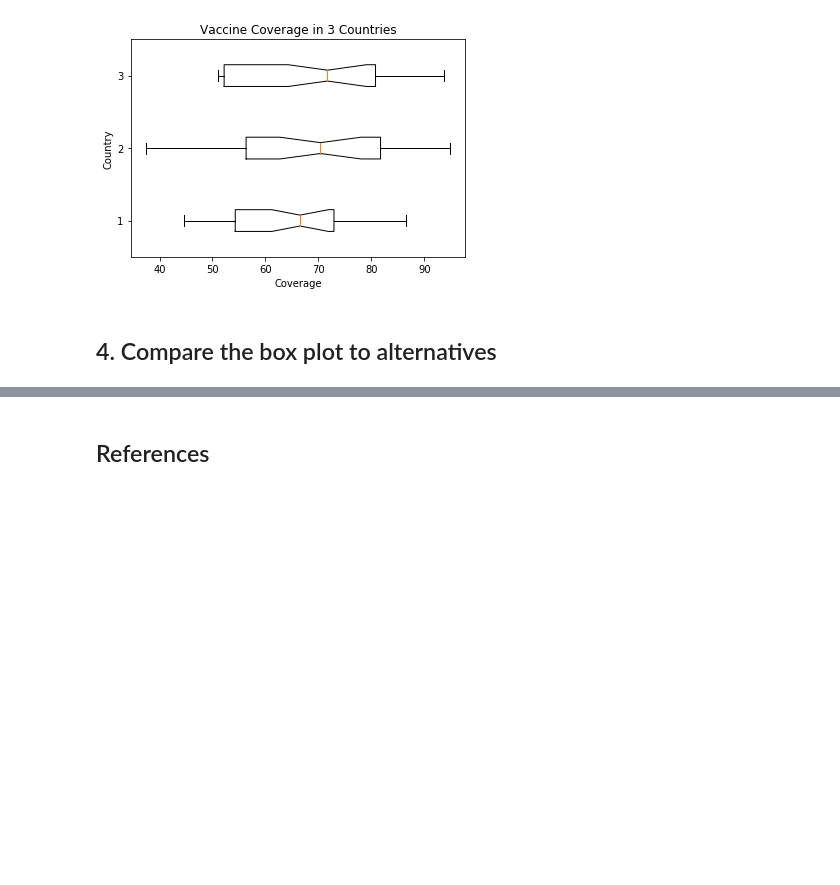
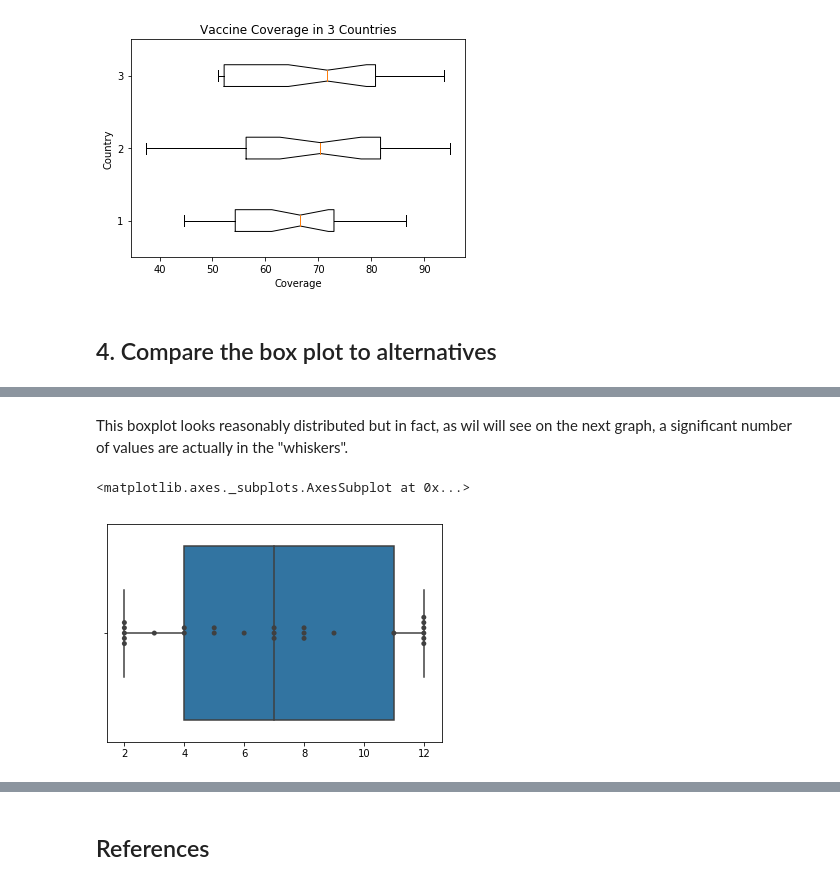
Before and after one commit to eimearbutler7/FundamentalsDA_Project, a Jupyter notebook: FundamentalsDA_Project.ipynb, the cells around one changed output, grey strips where cells are left out. Drawn from its saved outputs; the diff is of its cells as text; code cells hidden in the pictures; blank space fills up the shorter version.

```diff
--- a/FundamentalsDA_Project.ipynb
+++ b/FundamentalsDA_Project.ipynb
@@ -182,0 +209,10 @@ violon plots
+# %% [markdown]
+This boxplot looks reasonably distributed but in fact, as wil will see on the next graph, a significant number of values are actually in the "whiskers".
+# %%
+import seaborn as sns #import seaborn functionality
+
+sns.boxplot(den) #use seaborn to create a boxplot similar to the above
+sns.swarmplot(den, color=".25") #have seaborn overlay a swarmplot that shows where the data points actually lie #source: https://seaborn.pydata.org/generated/seaborn.boxplot.html
+# %% [output]
+<matplotlib.axes._subplots.AxesSubplot at 0x...>
+[figure, added]
```
Also changed, not shown: parts of 33 cells of this notebook.
